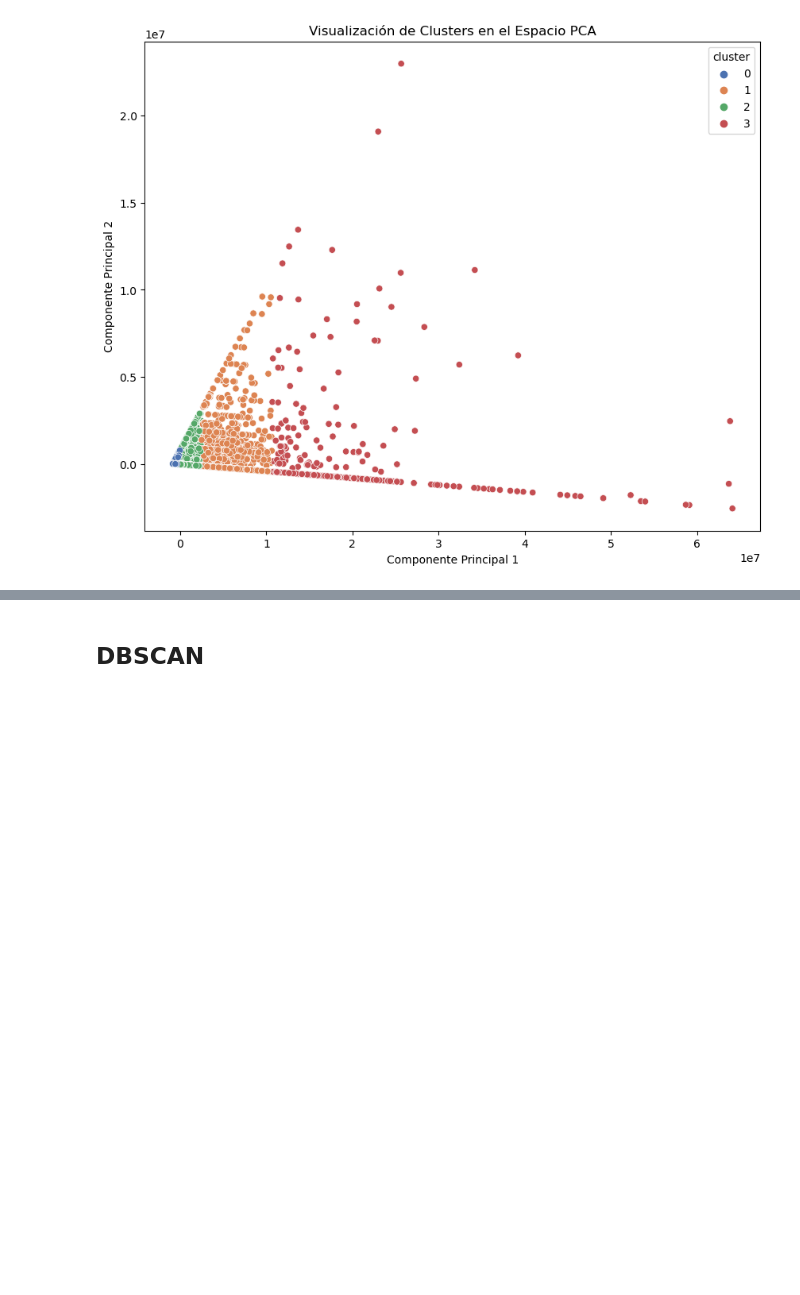
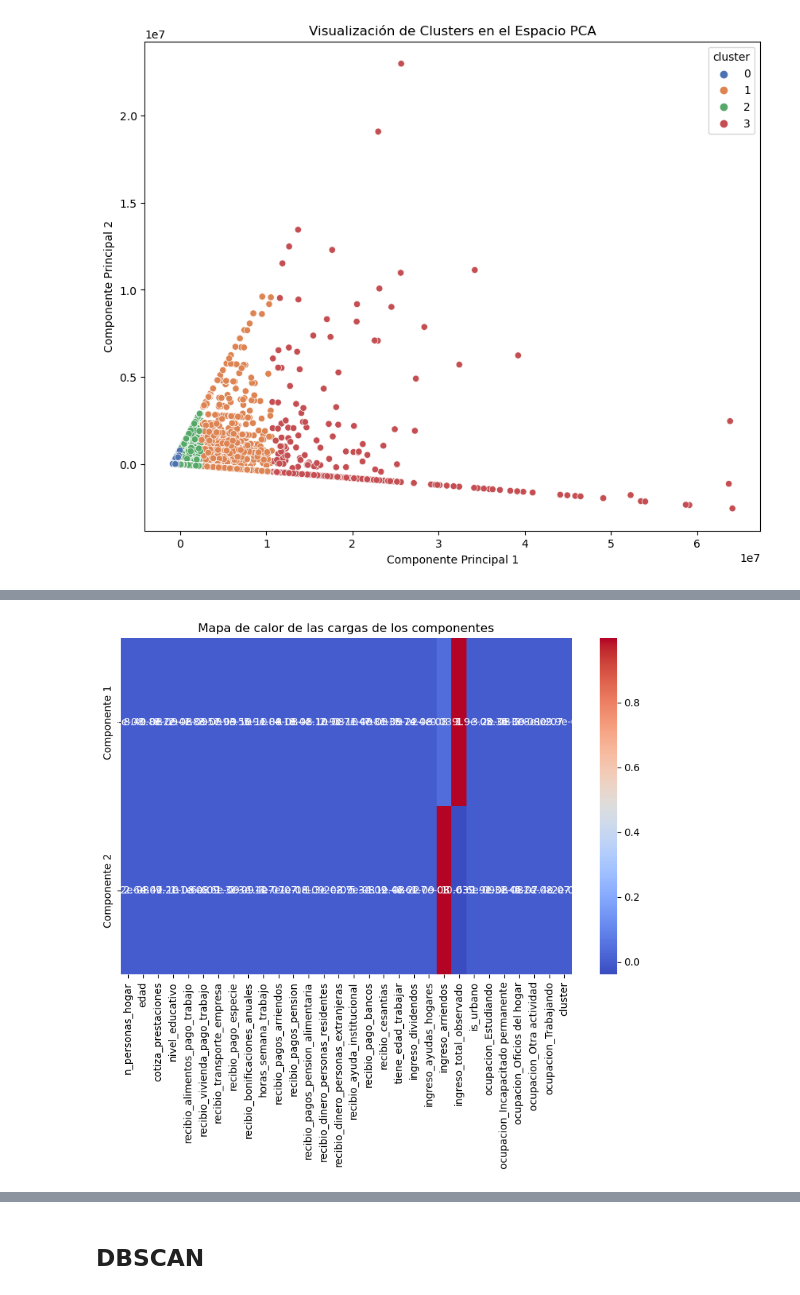
Before and after one commit to camilaleniss/miad-g8-project, a Jupyter notebook: notebooks/Modelos.ipynb, the cells around one changed output, grey strips where cells are left out. Cells and saved outputs as stored; diff of their text form; code cells hidden in the pictures; blank space fills up the shorter version.

```diff
--- a/notebooks/Modelos.ipynb
+++ b/notebooks/Modelos.ipynb
@@ -239,0 +304,9 @@ plt.show()
+# %%
+pca_components = pd.DataFrame(pca.components_, columns=df.columns, index=[f'Componente {i+1}' for i in range(pca.n_components_)])
+
+plt.figure(figsize=(10,6))
+sns.heatmap(pca_components, annot=True, cmap='coolwarm')
+plt.title('Mapa de calor de las cargas de los componentes')
+plt.show()
+# %% [output]
+[figure, added]
```
Also changed, not shown: parts of 9 cells of this notebook.
